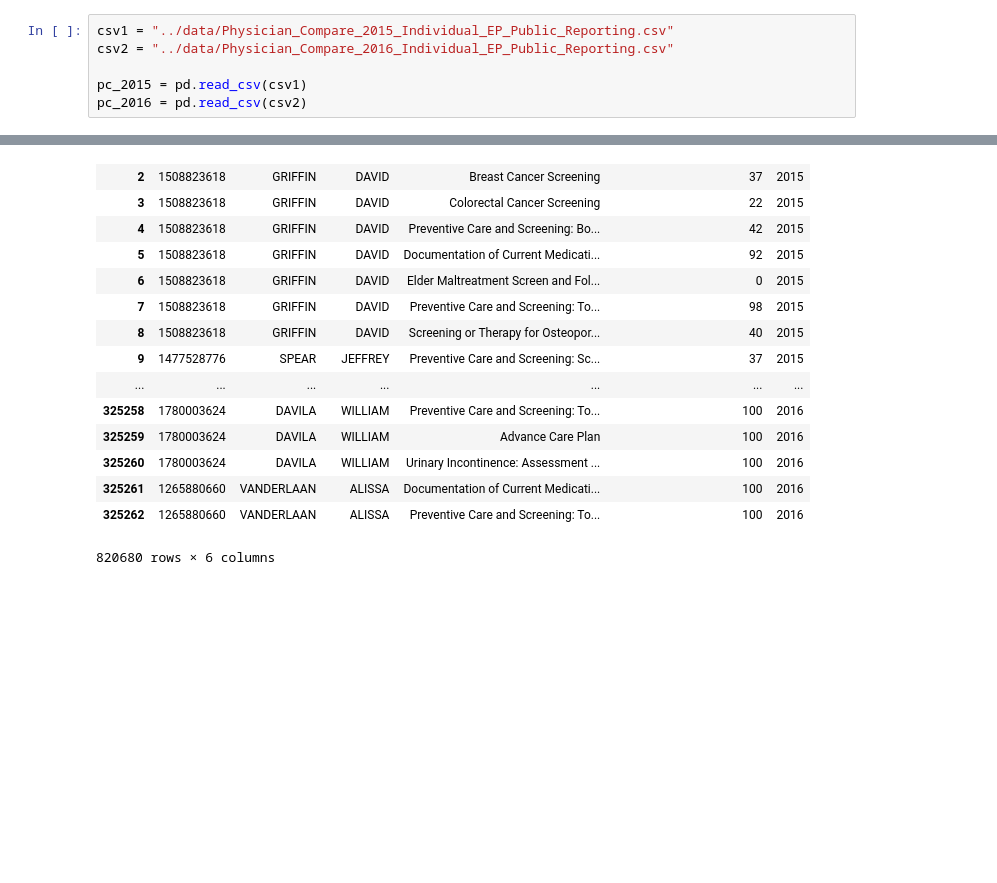
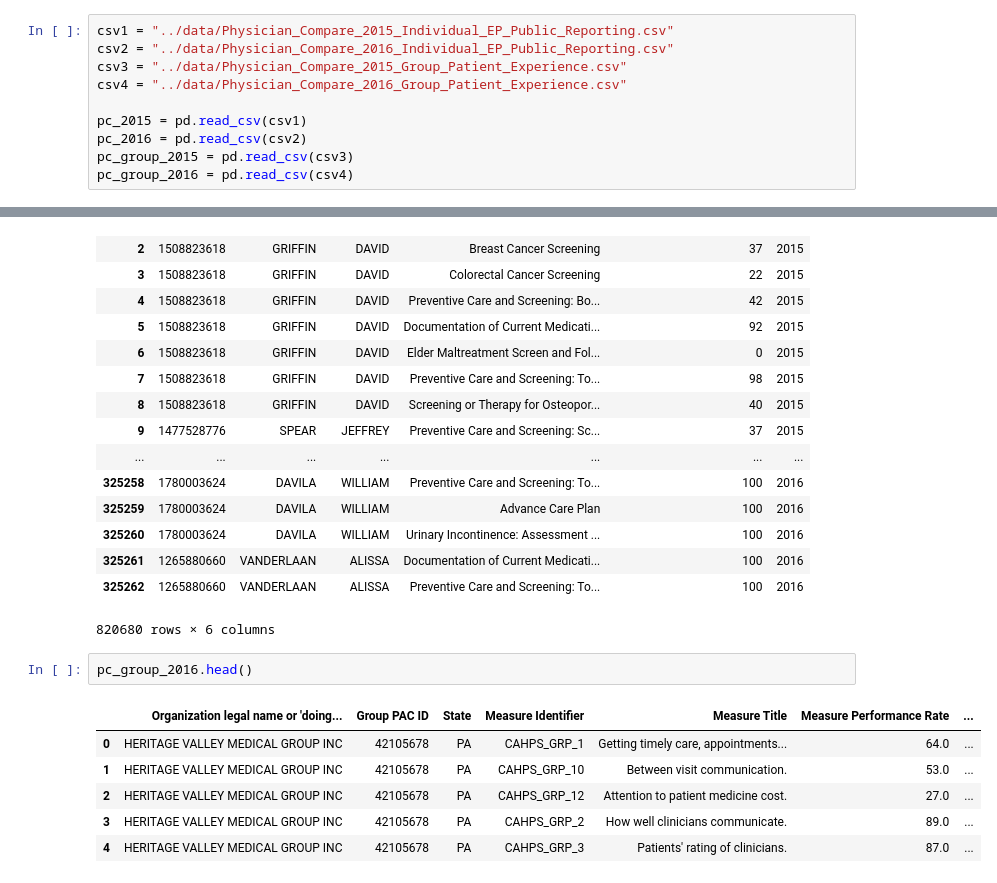
Before and after one commit to MTDahmer/Project1, a Jupyter notebook: notebooks/Omar.ipynb, the cells around one changed output, grey strips where cells are left out. Cells and saved outputs as stored; diff of their text form; blank space fills up the shorter version.

Commit message:
adding csv files for groups

```diff
--- a/notebooks/Omar.ipynb
+++ b/notebooks/Omar.ipynb
@@ -5,9 +5,13 @@ import matplotlib.pyplot as plt
 # %%
 csv1 = "../data/Physician_Compare_2015_Individual_EP_Public_Reporting.csv"
 csv2 = "../data/Physician_Compare_2016_Individual_EP_Public_Reporting.csv"
+csv3 = "../data/Physician_Compare_2015_Group_Patient_Experience.csv"
+csv4 = "../data/Physician_Compare_2016_Group_Patient_Experience.csv"
 
 pc_2015 = pd.read_csv(csv1)
 pc_2016 = pd.read_csv(csv2)
+pc_group_2015 = pd.read_csv(csv3)
+pc_group_2016 = pd.read_csv(csv4)
 # %%
 pc_2015.head()
 # %% [output]
@@ -91,3 +95,12 @@ merged_pc
 | 325261 | 1265880660 | VANDERLAAN | ALISSA | Documentation of Current Medicati... | 100 | 2016 |
 | 325262 | 1265880660 | VANDERLAAN | ALISSA | Preventive Care and Screening: To... | 100 | 2016 |
 820680 rows × 6 columns
+# %%
+pc_group_2016.head()
+# %% [output]
+|  | Organization legal name or 'doing... | Group PAC ID | State | Measure Identifier | Measure Title | Measure Performance Rate | ... |
+| 0 | HERITAGE VALLEY MEDICAL GROUP INC | 42105678 | PA | CAHPS_GRP_1 | Getting timely care, appointments... | 64.0 | ... |
+| 1 | HERITAGE VALLEY MEDICAL GROUP INC | 42105678 | PA | CAHPS_GRP_10 | Between visit communication. | 53.0 | ... |
+| 2 | HERITAGE VALLEY MEDICAL GROUP INC | 42105678 | PA | CAHPS_GRP_12 | Attention to patient medicine cost. | 27.0 | ... |
+| 3 | HERITAGE VALLEY MEDICAL GROUP INC | 42105678 | PA | CAHPS_GRP_2 | How well clinicians communicate. | 89.0 | ... |
+| 4 | HERITAGE VALLEY MEDICAL GROUP INC | 42105678 | PA | CAHPS_GRP_3 | Patients' rating of clinicians. | 87.0 | ... |
```
Also changed, not shown: parts of 1 cell of this notebook.
